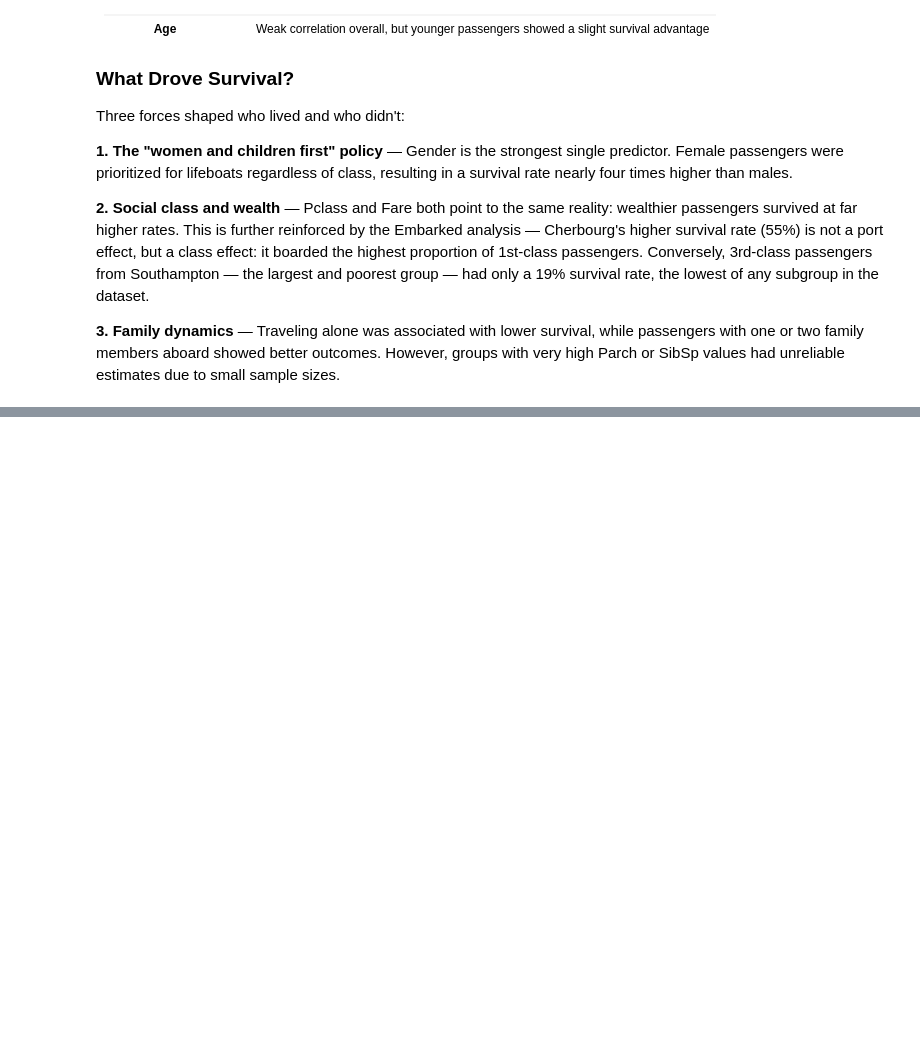
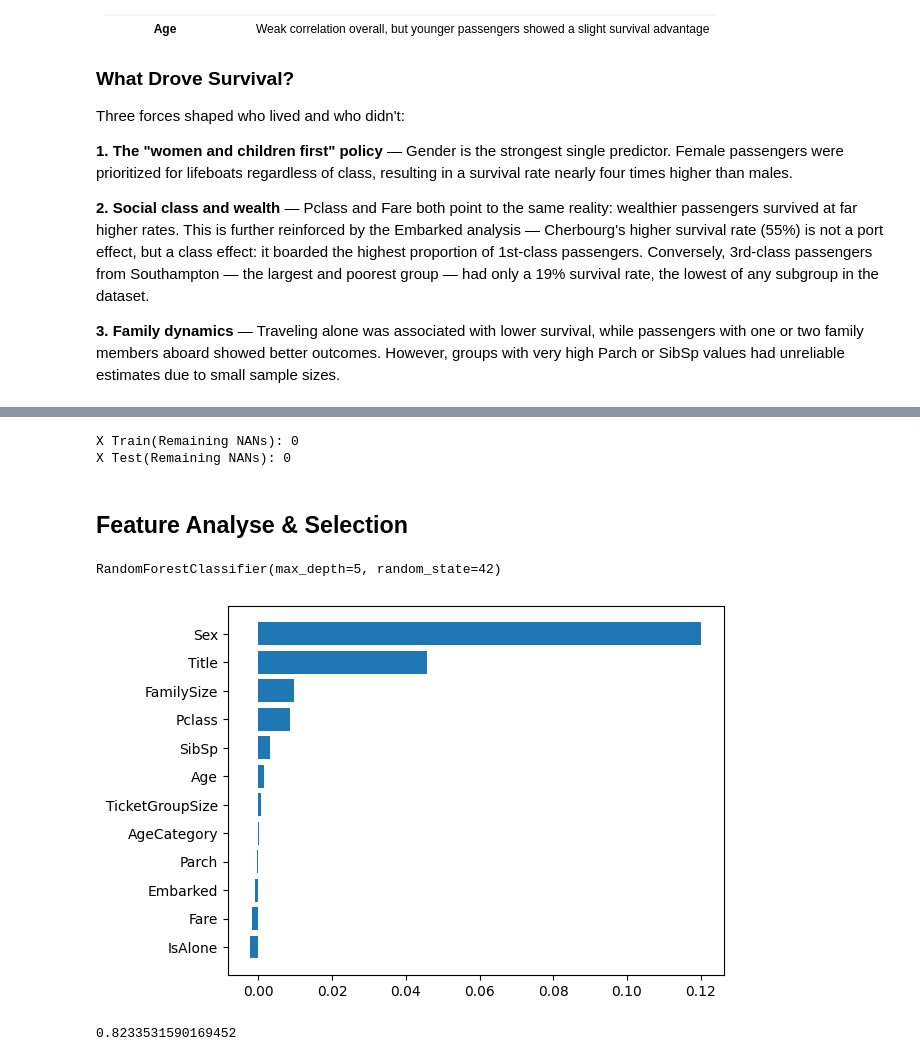
Before and after one commit to Thetahw/titanic-dataset-complete-analyze-prediction, a Jupyter notebook: notebooks/titanic_analysis.ipynb, the cells around one changed output, grey strips where cells are left out. Cells and saved outputs as stored; diff of their text form; code cells hidden in the pictures; blank space fills up the shorter version.

Commit message:
complete feature engineering & selection

```diff
--- a/notebooks/titanic_analysis.ipynb
+++ b/notebooks/titanic_analysis.ipynb
@@ -600,0 +795,54 @@ Three forces shaped who lived and who didn't:
+# %%
+# Scale all features to [0,1]. Mainly needed for distance-/gradient-based algorithms
+# (KNN, SVC, LogisticRegression) we may test later; RandomForest itself is scale-
+# invariant, so this step matters more for future model comparisons than for the
+# current model.
+normalizer = MinMaxScaler()
+X_train = pd.DataFrame(normalizer.fit_transform(X_train), columns=X_train.columns)
+X_test = pd.DataFrame(normalizer.transform(X_test), columns=X_test.columns)
+# %%
+print("X Train(Remaining NANs):", X_train.isna().sum().sum())
+print("X Test(Remaining NANs):", X_test.isna().sum().sum())
+# %% [output]
+X Train(Remaining NANs): 0
+X Test(Remaining NANs): 0
+# %% [markdown]
+## Feature Analyse & Selection
+# %%
+# Fit a baseline RandomForest to use as the reference model for feature importance,
+# VIF, and feature-selection experiments below. random_state is fixed for
+# reproducibility — without it, permutation importance and cross-val scores would
+# vary slightly on every re-run, making results hard to compare or reproduce.
+model = RandomForestClassifier(n_estimators=100, max_depth=5, random_state=42)
+model.fit(X_train, y_train)
+# %% [output]
+RandomForestClassifier(max_depth=5, random_state=42)
+# %%
+# Measure how much each feature actually contributes to the trained model's
+# predictions by shuffling it and observing the drop in performance — more reliable
+# here than RandomForest's built-in impurity-based importances, which can be biased
+# toward high-cardinality features (e.g. Title, TicketGroupSize).
+result = permutation_importance(
+    model,
+    X_test,
+    y_test,
+    n_repeats=100,
+    random_state=42
+)
+# %%
+# Create a DataFrame to summarize the permutation importance results, including the mean and standard deviation of the importance scores for each feature.
+permutation_importance_df = pd.DataFrame(data={"Mean" : result.importances_mean , "STD" : result.importances_std}, index=features.columns)
+# %%
+# Visualize the permutation importance results using a horizontal bar chart, sorted by the mean importance scores.
+sorted_idx = result.importances_mean.argsort()
+plt.barh(y=X_train.columns[sorted_idx], width=permutation_importance_df.Mean[sorted_idx])
+plt.show()
+# %% [output]
+[figure, added]
+# %%
+# Evaluate the model's performance using only the most important features identified in the permutation importance analysis.
+importance_features = X_train[["Sex", "FamilySize", "Pclass", "Title", "SibSp"]]
+importance_features_score = cross_val_score(model, importance_features, y_train).mean()
+print(importance_features_score)
+# %% [output]
+0.8233531590169452
```
Also changed, not shown: parts of 40 cells of this notebook.
